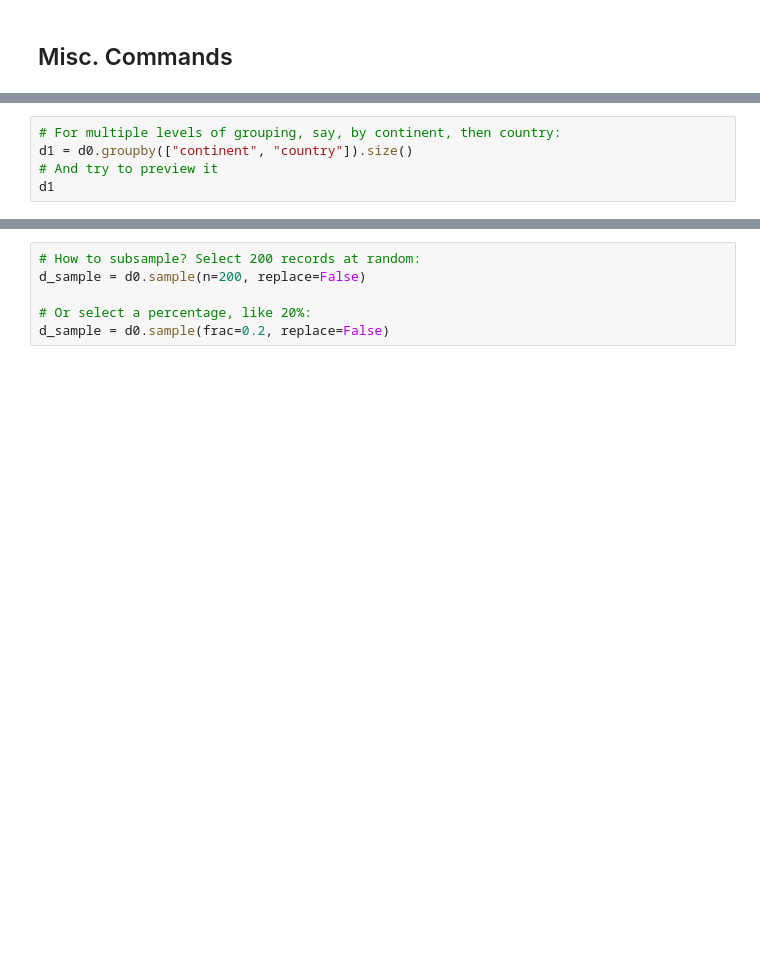
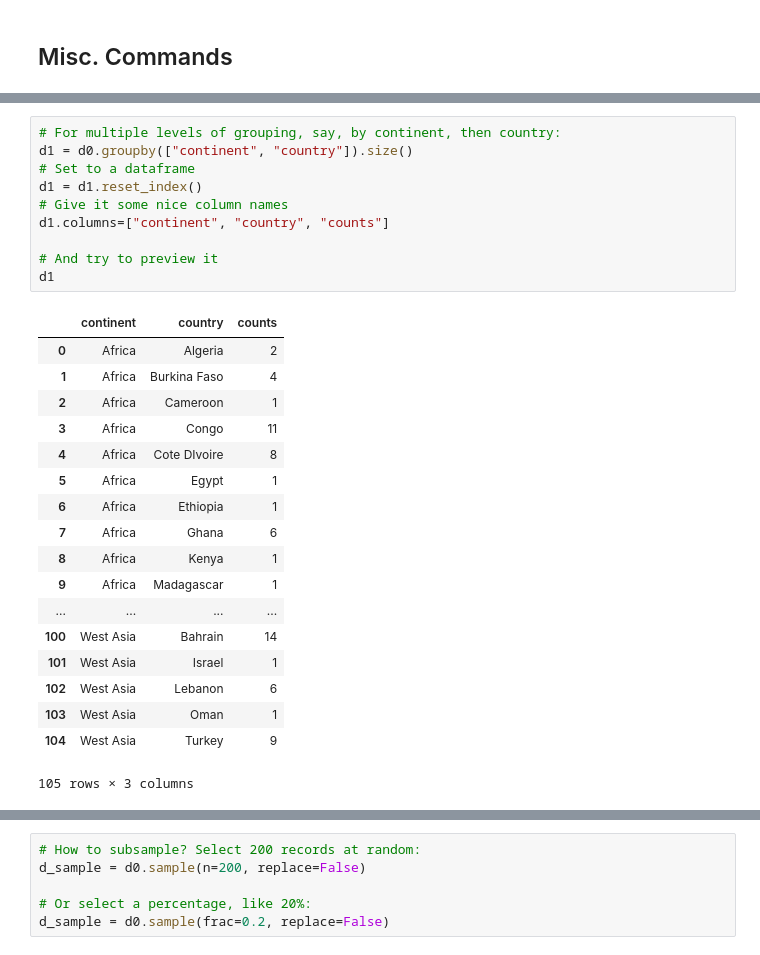
Before and after one commit to vjlab/resources, a Jupyter notebook: content/Tutorial - Pandas.ipynb, the cells around one changed output, grey strips where cells are left out. Cells and saved outputs as stored; diff of their text form; blank space fills up the shorter version.

```diff
--- a/content/Tutorial - Pandas.ipynb
+++ b/content/Tutorial - Pandas.ipynb
@@ -95,8 +197,32 @@ d0.groupby(["cyear"]).size()
 # %%
 # For multiple levels of grouping, say, by continent, then country:
 d1 = d0.groupby(["continent", "country"]).size()
+# Set to a dataframe
+d1 = d1.reset_index()
+# Give it some nice column names
+d1.columns=["continent", "country", "counts"]
+
 # And try to preview it
 d1
+# %% [output]
+|  | continent | country | counts |
+| 0 | Africa | Algeria | 2 |
+| 1 | Africa | Burkina Faso | 4 |
+| 2 | Africa | Cameroon | 1 |
+| 3 | Africa | Congo | 11 |
+| 4 | Africa | Cote DIvoire | 8 |
+| 5 | Africa | Egypt | 1 |
+| 6 | Africa | Ethiopia | 1 |
+| 7 | Africa | Ghana | 6 |
+| 8 | Africa | Kenya | 1 |
+| 9 | Africa | Madagascar | 1 |
+| ... | ... | ... | ... |
+| 100 | West Asia | Bahrain | 14 |
+| 101 | West Asia | Israel | 1 |
+| 102 | West Asia | Lebanon | 6 |
+| 103 | West Asia | Oman | 1 |
+| 104 | West Asia | Turkey | 9 |
+105 rows × 3 columns
 # %%
 # Note that if d1 is too big, only the top and bottom bits will be shown.
 # To get around this, increase the maximum number of rows printed out to, say, 500:
```
Also changed, not shown: parts of 12 cells of this notebook.
